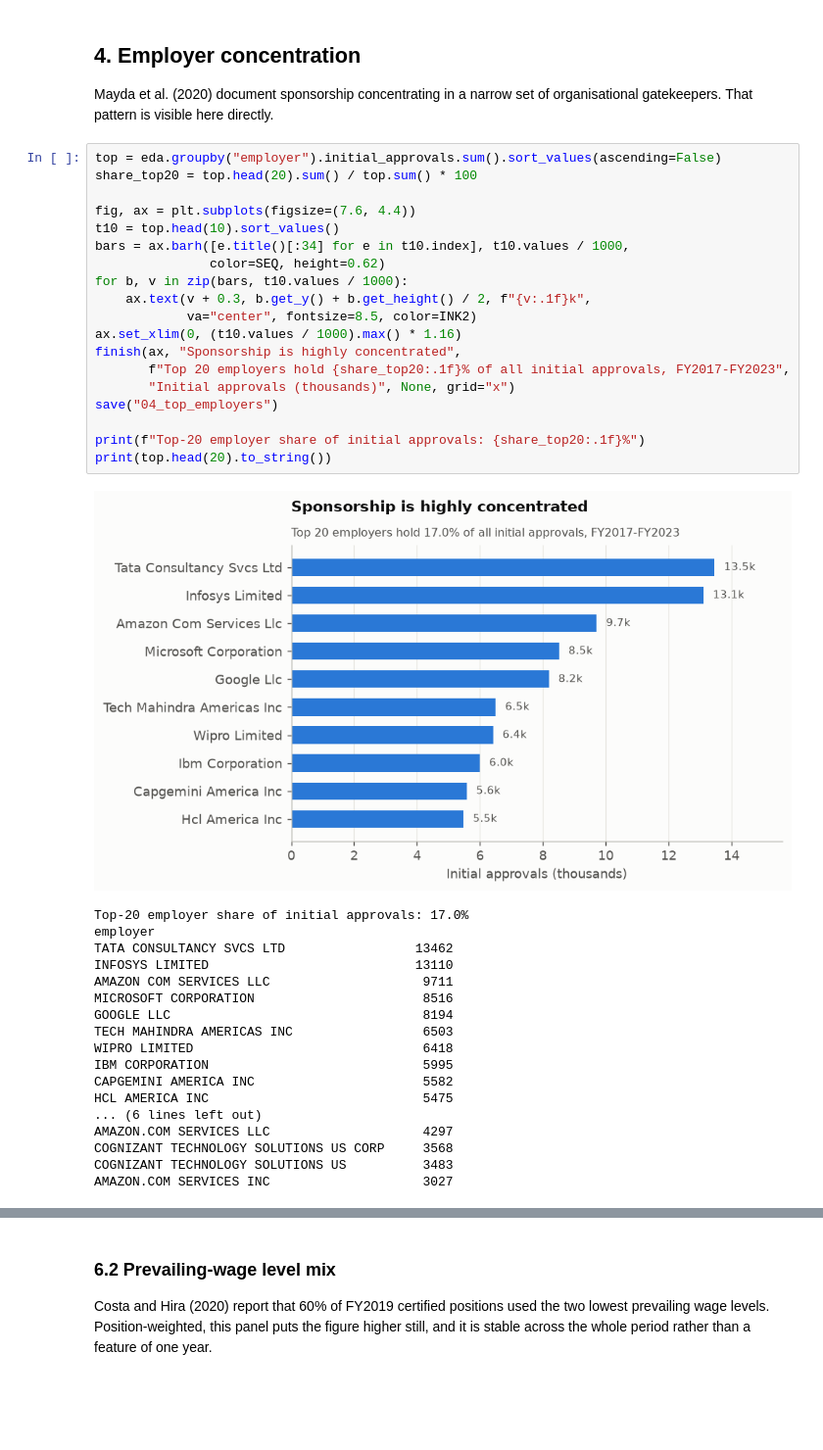
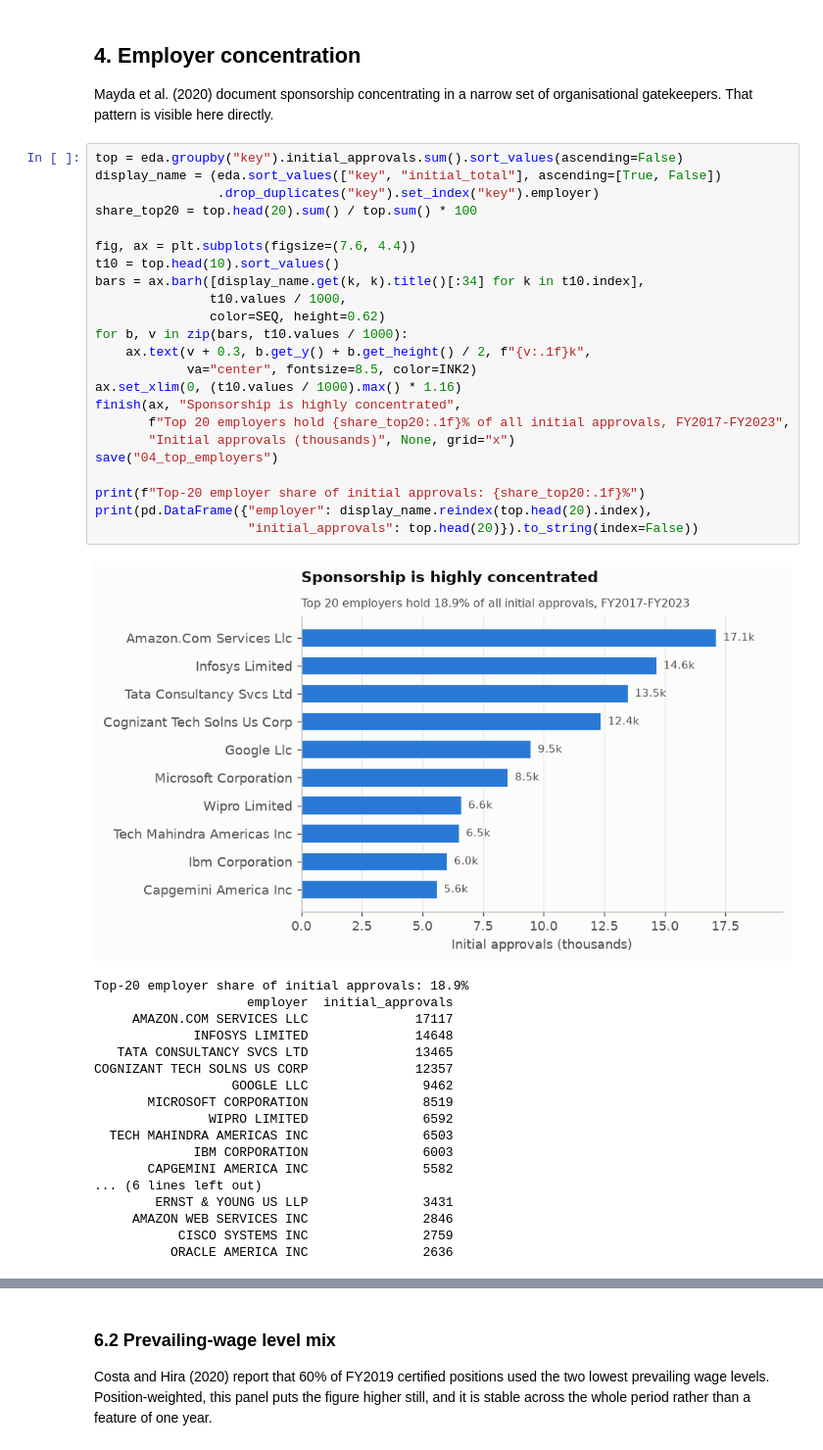
Before and after one commit to MuhammadMoiz20/h1b-gatekeeping, a Jupyter notebook: code/03_eda.ipynb, the cells around one changed output, grey strips where cells are left out. Shown at 98% size. Drawn from its saved outputs; the diff is of its cells as text; blank space fills up the shorter version.

```diff
--- a/code/03_eda.ipynb
+++ b/code/03_eda.ipynb
@@ -180,40 +183,44 @@ Agriculture                          371      597      119  19.93
 Mayda et al. (2020) document sponsorship concentrating in a narrow set of organisational
 gatekeepers. That pattern is visible here directly.
 # %%
-top = eda.groupby("employer").initial_approvals.sum().sort_values(ascending=False)
+top = eda.groupby("key").initial_approvals.sum().sort_values(ascending=False)
+display_name = (eda.sort_values(["key", "initial_total"], ascending=[True, False])
+                .drop_duplicates("key").set_index("key").employer)
 share_top20 = top.head(20).sum() / top.sum() * 100
 
 fig, ax = plt.subplots(figsize=(7.6, 4.4))
 t10 = top.head(10).sort_values()
-bars = ax.barh([e.title()[:34] for e in t10.index], t10.values / 1000,
+bars = ax.barh([display_name.get(k, k).title()[:34] for k in t10.index],
+               t10.values / 1000,
                color=SEQ, height=0.62)
 for b, v in zip(bars, t10.values / 1000):
     ax.text(v + 0.3, b.get_y() + b.get_height() / 2, f"{v:.1f}k",
             va="center", fontsize=8.5, color=INK2)
 ax.set_xlim(0, (t10.values / 1000).max() * 1.16)
 finish(ax, "Sponsorship is highly concentrated",
        f"Top 20 employers hold {share_top20:.1f}% of all initial approvals, FY2017-FY2023",
        "Initial approvals (thousands)", None, grid="x")
 save("04_top_employers")
 
 print(f"Top-20 employer share of initial approvals: {share_top20:.1f}%")
-print(top.head(20).to_string())
+print(pd.DataFrame({"employer": display_name.reindex(top.head(20).index),
+                    "initial_approvals": top.head(20)}).to_string(index=False))
 # %% [output]
-[figure, old version]
+[figure, new version]
-Top-20 employer share of initial approvals: 17.0%
-employer
-TATA CONSULTANCY SVCS LTD                 13462
-INFOSYS LIMITED                           13110
-AMAZON COM SERVICES LLC                    9711
-MICROSOFT CORPORATION                      8516
-GOOGLE LLC                                 8194
-TECH MAHINDRA AMERICAS INC                 6503
-WIPRO LIMITED                              6418
-IBM CORPORATION                            5995
-CAPGEMINI AMERICA INC                      5582
-HCL AMERICA INC                            5475
+Top-20 employer share of initial approvals: 18.9%
+                    employer  initial_approvals
+     AMAZON.COM SERVICES LLC              17117
+             INFOSYS LIMITED              14648
+   TATA CONSULTANCY SVCS LTD              13465
+COGNIZANT TECH SOLNS US CORP              12357
+                  GOOGLE LLC               9462
+       MICROSOFT CORPORATION               8519
+               WIPRO LIMITED               6592
+  TECH MAHINDRA AMERICAS INC               6503
+             IBM CORPORATION               6003
+       CAPGEMINI AMERICA INC               5582
 ... (6 lines left out)
-AMAZON.COM SERVICES LLC                    4297
-COGNIZANT TECHNOLOGY SOLUTIONS US CORP     3568
-COGNIZANT TECHNOLOGY SOLUTIONS US          3483
-AMAZON.COM SERVICES INC                    3027
+        ERNST & YOUNG US LLP               3431
+     AMAZON WEB SERVICES INC               2846
+           CISCO SYSTEMS INC               2759
+          ORACLE AMERICA INC               2636
```
Also changed, not shown: parts of 11 cells of this notebook, 55 other files.
